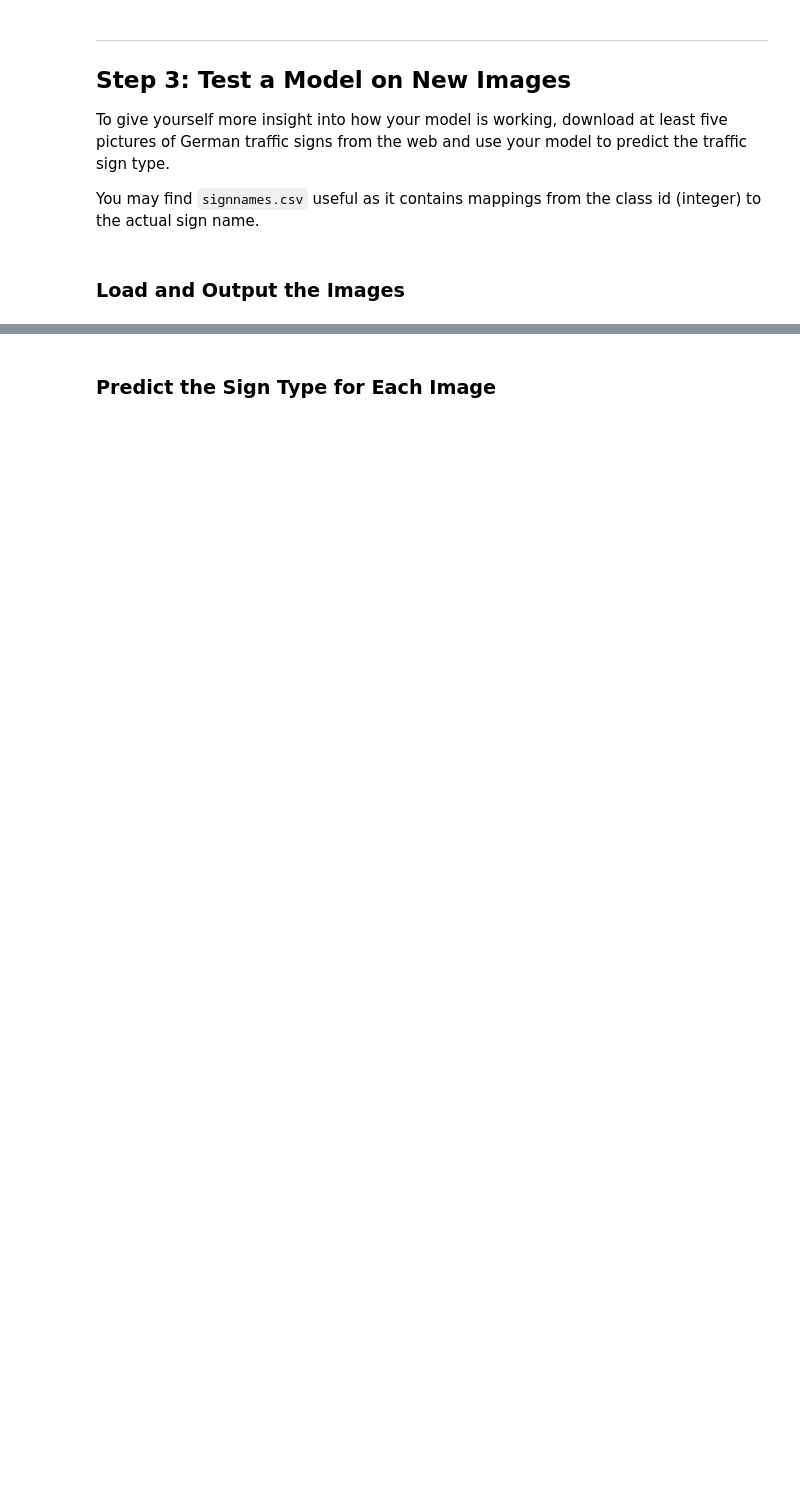
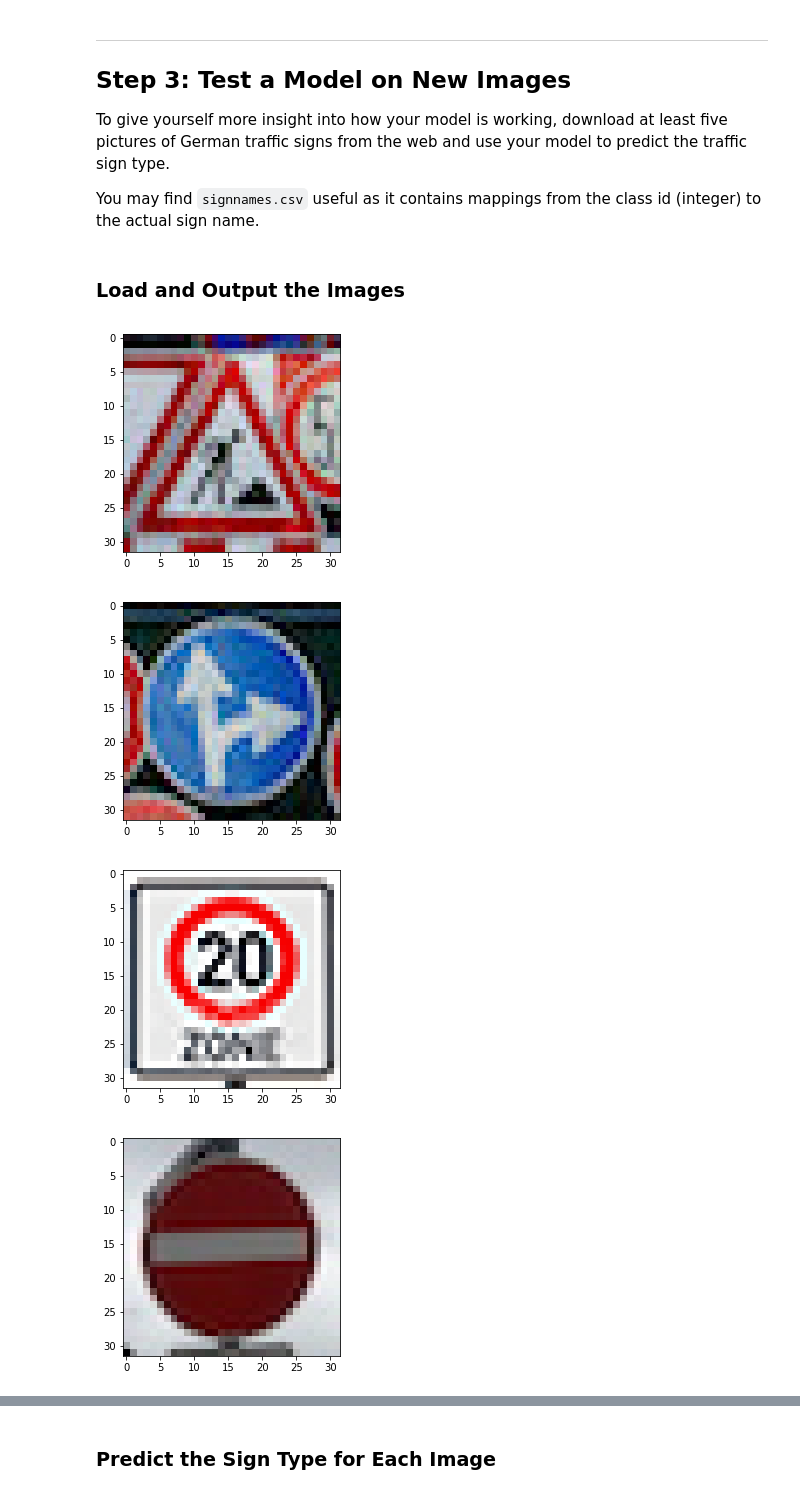
Before and after one commit to sharathsrini/Traffic-Sign-Classifier, a Jupyter notebook: Traffic_Sign_Classifier.ipynb, the cells around one changed output, grey strips where cells are left out. Cells and saved outputs as stored; diff of their text form; code cells hidden in the pictures; blank space fills up the shorter version.

```diff
--- a/Traffic_Sign_Classifier.ipynb
+++ b/Traffic_Sign_Classifier.ipynb
@@ -651,0 +685,30 @@ You may find `signnames.csv` useful as it contains mappings from the class id (i
+# %%
+### Load the images and plot them here.
+### Feel free to use as many code cells as needed.
+def load_images(folder):
+    images = []
+    for filename in os.listdir(folder):
+        img = cv2.imread(os.path.join(folder,filename))
+        if img is not None:
+            images.append(img)
+    return images
+
+images = load_images('/home/carnd/Traffic-Sign-Classifier/Downloaded_Signs')
+
+# Resize images and stack them
+for i, image in enumerate(images):
+    temp = np.copy(image)
+    temp = cv2.cvtColor(temp, cv2.COLOR_BGR2RGB)
+    images[i] = np.expand_dims(cv2.resize(temp, (32, 32)), axis=0)
+
+im_data = np.vstack(images)
+for i, image in enumerate(im_data):
+    plt.figure()
+    plt.imshow(image)
+    plt.savefig(str(i) + '_original.jpg', bbox_inches='tight')
+    plt.show()
+# %% [output]
+[figure, added]
+[figure, added]
+[figure, added]
+[figure, added]
```
Also changed, not shown: parts of 16 cells of this notebook.
